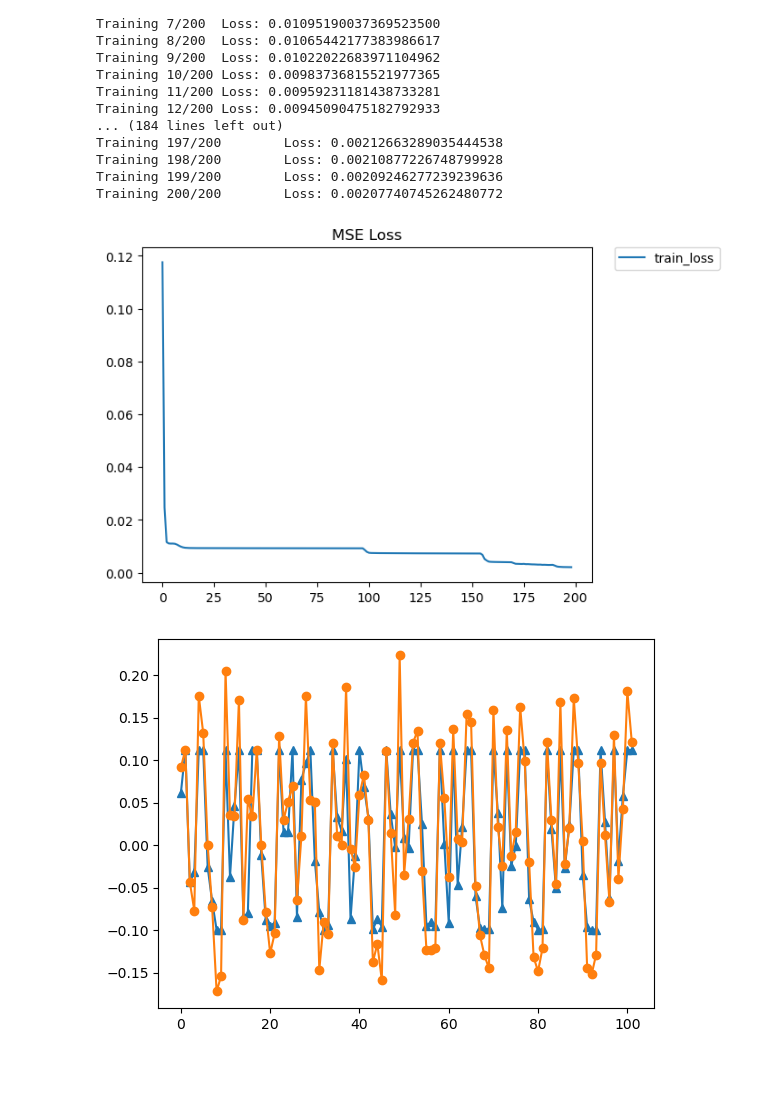
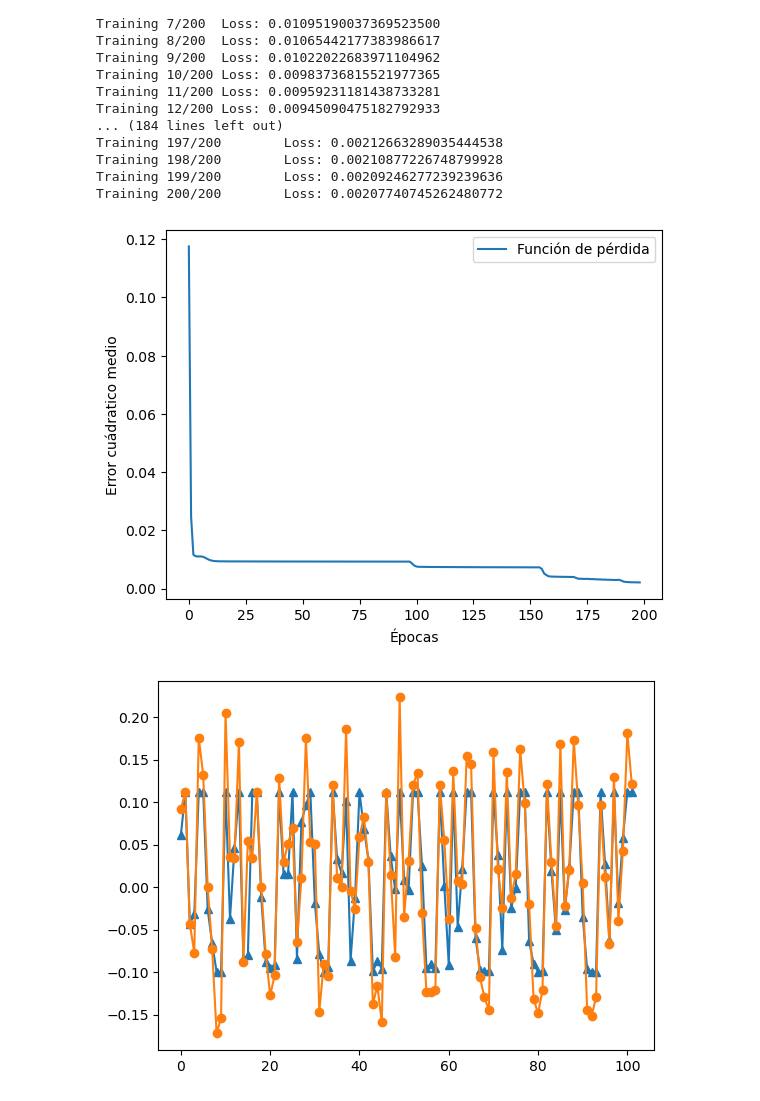
Before and after one commit to MiklosLaszlo/TFG, a Jupyter notebook: TFG_programacion/ajustes/Hibrido.ipynb, the cells around one changed output. Cells and saved outputs as stored; diff of their text form; code cells hidden in the pictures; blank space fills up the shorter version.

```diff
--- a/TFG_programacion/ajustes/Hibrido.ipynb
+++ b/TFG_programacion/ajustes/Hibrido.ipynb
@@ -194,12 +195,13 @@ Training 198/200        Loss: 0.00210877226748799928
 Training 199/200        Loss: 0.00209246277239239636
 Training 200/200        Loss: 0.00207740745262480772
 # %%
-plt.plot(loss_list[:len(loss_list)-1],label='train_loss')
-plt.title('MSE Loss')
-plt.legend(bbox_to_anchor=(1.05, 1), loc='upper left', borderaxespad=0.)
+plt.plot(loss_list[:len(loss_list)-1],label='Función de pérdida')
+plt.xlabel("Épocas")
+plt.ylabel("Error cuádratico medio")
+plt.legend()
 plt.show()
 # %% [output]
-[figure, old version]
+[figure, new version]
 # %%
 entrada = conjunto_train.reshape(conjunto_train.shape[0],conjunto_train.shape[1],1)
 # %%
```
Also changed, not shown: parts of 11 cells of this notebook, 20 other files.
